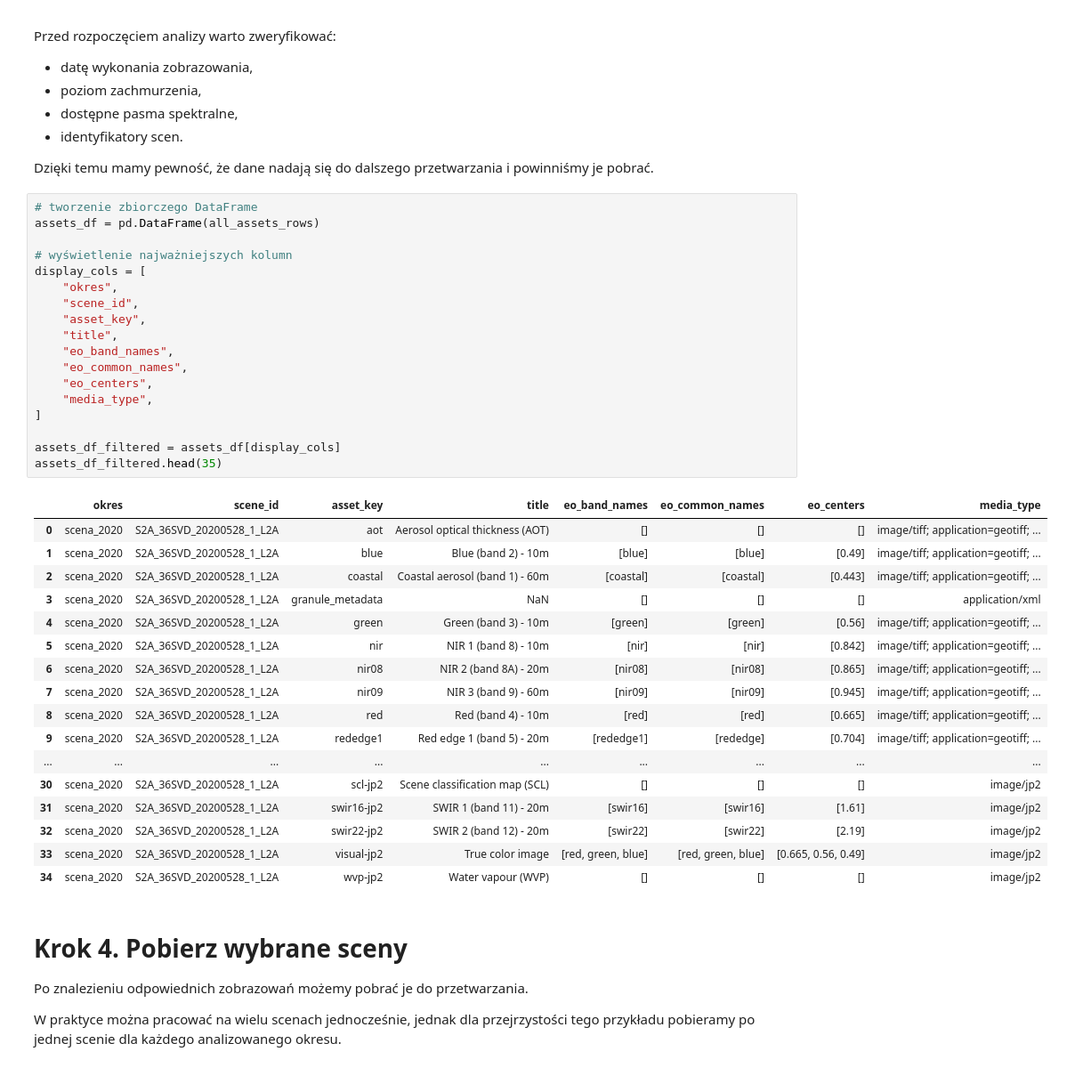
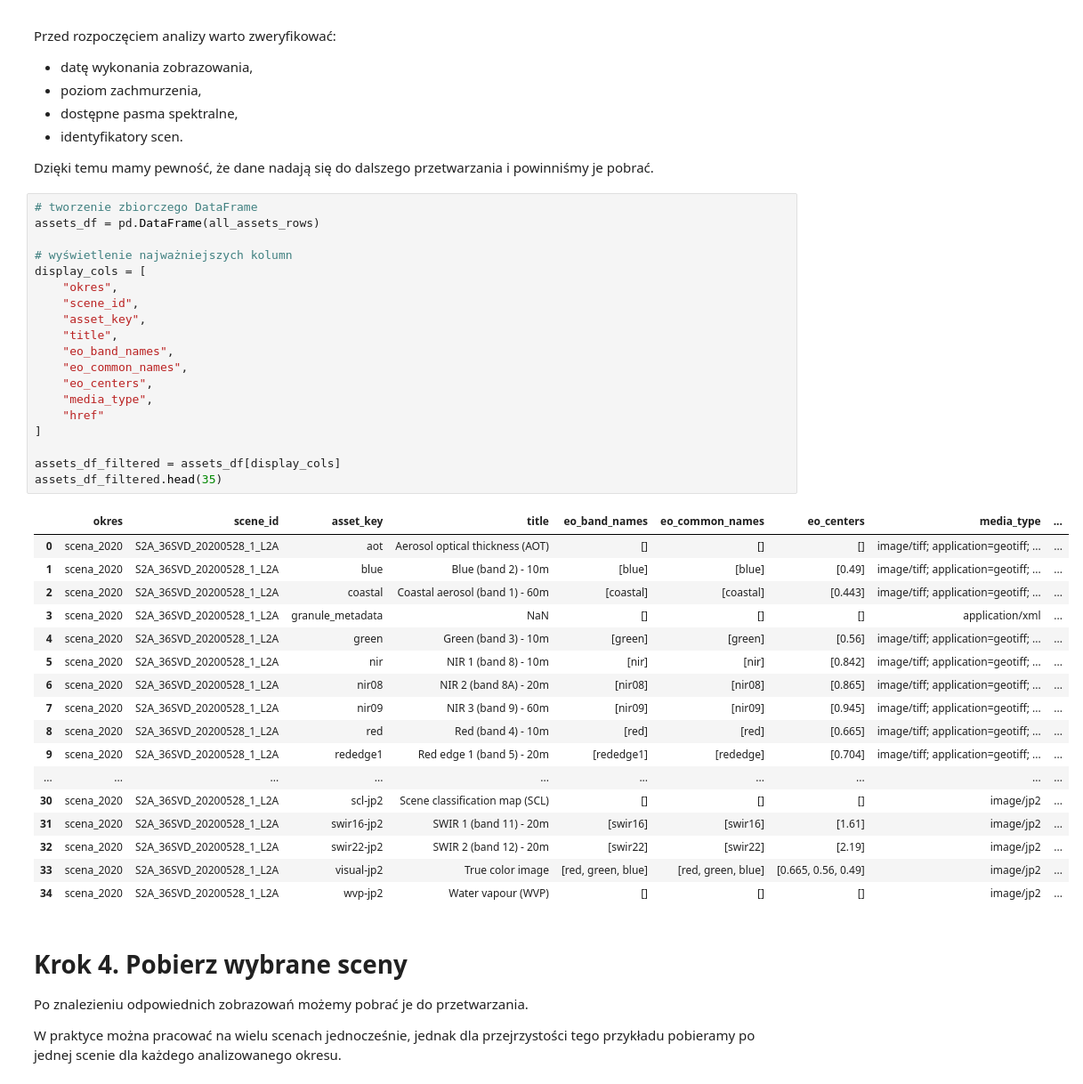
Before and after one commit to eskwarczek/SG_toolbox, a Jupyter notebook: projekt2_woda_Zuza.ipynb, the cells around one changed output. Shown at 89% size. Drawn from its saved outputs; the diff is of its cells as text.

```diff
--- a/projekt2_woda_Zuza.ipynb
+++ b/projekt2_woda_Zuza.ipynb
@@ -195,39 +195,40 @@ Dzięki temu mamy pewność, że dane nadają się do dalszego przetwarzania i p
 # %%
 # tworzenie zbiorczego DataFrame
 assets_df = pd.DataFrame(all_assets_rows)
 
 # wyświetlenie najważniejszych kolumn
 display_cols = [
     "okres",
     "scene_id",
     "asset_key",
     "title",
     "eo_band_names",
     "eo_common_names",
     "eo_centers",
     "media_type",
+    "href"
 ]
 
 assets_df_filtered = assets_df[display_cols]
 assets_df_filtered.head(35)
 # %% [output]
-|  | okres | scene_id | asset_key | title | eo_band_names | eo_common_names | eo_centers | media_type |
-| 0 | scena_2020 | S2A_36SVD_20200528_1_L2A | aot | Aerosol optical thickness (AOT) | [] | [] | [] | image/tiff; application=geotiff; ... |
-| 1 | scena_2020 | S2A_36SVD_20200528_1_L2A | blue | Blue (band 2) - 10m | [blue] | [blue] | [0.49] | image/tiff; application=geotiff; ... |
-| 2 | scena_2020 | S2A_36SVD_20200528_1_L2A | coastal | Coastal aerosol (band 1) - 60m | [coastal] | [coastal] | [0.443] | image/tiff; application=geotiff; ... |
-| 3 | scena_2020 | S2A_36SVD_20200528_1_L2A | granule_metadata | NaN | [] | [] | [] | application/xml |
-| 4 | scena_2020 | S2A_36SVD_20200528_1_L2A | green | Green (band 3) - 10m | [green] | [green] | [0.56] | image/tiff; application=geotiff; ... |
-| 5 | scena_2020 | S2A_36SVD_20200528_1_L2A | nir | NIR 1 (band 8) - 10m | [nir] | [nir] | [0.842] | image/tiff; application=geotiff; ... |
-| 6 | scena_2020 | S2A_36SVD_20200528_1_L2A | nir08 | NIR 2 (band 8A) - 20m | [nir08] | [nir08] | [0.865] | image/tiff; application=geotiff; ... |
-| 7 | scena_2020 | S2A_36SVD_20200528_1_L2A | nir09 | NIR 3 (band 9) - 60m | [nir09] | [nir09] | [0.945] | image/tiff; application=geotiff; ... |
-| 8 | scena_2020 | S2A_36SVD_20200528_1_L2A | red | Red (band 4) - 10m | [red] | [red] | [0.665] | image/tiff; application=geotiff; ... |
-| 9 | scena_2020 | S2A_36SVD_20200528_1_L2A | rededge1 | Red edge 1 (band 5) - 20m | [rededge1] | [rededge] | [0.704] | image/tiff; application=geotiff; ... |
-| ... | ... | ... | ... | ... | ... | ... | ... | ... |
-| 30 | scena_2020 | S2A_36SVD_20200528_1_L2A | scl-jp2 | Scene classification map (SCL) | [] | [] | [] | image/jp2 |
-| 31 | scena_2020 | S2A_36SVD_20200528_1_L2A | swir16-jp2 | SWIR 1 (band 11) - 20m | [swir16] | [swir16] | [1.61] | image/jp2 |
-| 32 | scena_2020 | S2A_36SVD_20200528_1_L2A | swir22-jp2 | SWIR 2 (band 12) - 20m | [swir22] | [swir22] | [2.19] | image/jp2 |
-| 33 | scena_2020 | S2A_36SVD_20200528_1_L2A | visual-jp2 | True color image | [red, green, blue] | [red, green, blue] | [0.665, 0.56, 0.49] | image/jp2 |
-| 34 | scena_2020 | S2A_36SVD_20200528_1_L2A | wvp-jp2 | Water vapour (WVP) | [] | [] | [] | image/jp2 |
+|  | okres | scene_id | asset_key | title | eo_band_names | eo_common_names | eo_centers | media_type | ... |
+| 0 | scena_2020 | S2A_36SVD_20200528_1_L2A | aot | Aerosol optical thickness (AOT) | [] | [] | [] | image/tiff; application=geotiff; ... | ... |
+| 1 | scena_2020 | S2A_36SVD_20200528_1_L2A | blue | Blue (band 2) - 10m | [blue] | [blue] | [0.49] | image/tiff; application=geotiff; ... | ... |
+| 2 | scena_2020 | S2A_36SVD_20200528_1_L2A | coastal | Coastal aerosol (band 1) - 60m | [coastal] | [coastal] | [0.443] | image/tiff; application=geotiff; ... | ... |
+| 3 | scena_2020 | S2A_36SVD_20200528_1_L2A | granule_metadata | NaN | [] | [] | [] | application/xml | ... |
+| 4 | scena_2020 | S2A_36SVD_20200528_1_L2A | green | Green (band 3) - 10m | [green] | [green] | [0.56] | image/tiff; application=geotiff; ... | ... |
+| 5 | scena_2020 | S2A_36SVD_20200528_1_L2A | nir | NIR 1 (band 8) - 10m | [nir] | [nir] | [0.842] | image/tiff; application=geotiff; ... | ... |
+| 6 | scena_2020 | S2A_36SVD_20200528_1_L2A | nir08 | NIR 2 (band 8A) - 20m | [nir08] | [nir08] | [0.865] | image/tiff; application=geotiff; ... | ... |
+| 7 | scena_2020 | S2A_36SVD_20200528_1_L2A | nir09 | NIR 3 (band 9) - 60m | [nir09] | [nir09] | [0.945] | image/tiff; application=geotiff; ... | ... |
+| 8 | scena_2020 | S2A_36SVD_20200528_1_L2A | red | Red (band 4) - 10m | [red] | [red] | [0.665] | image/tiff; application=geotiff; ... | ... |
+| 9 | scena_2020 | S2A_36SVD_20200528_1_L2A | rededge1 | Red edge 1 (band 5) - 20m | [rededge1] | [rededge] | [0.704] | image/tiff; application=geotiff; ... | ... |
+| ... | ... | ... | ... | ... | ... | ... | ... | ... | ... |
+| 30 | scena_2020 | S2A_36SVD_20200528_1_L2A | scl-jp2 | Scene classification map (SCL) | [] | [] | [] | image/jp2 | ... |
+| 31 | scena_2020 | S2A_36SVD_20200528_1_L2A | swir16-jp2 | SWIR 1 (band 11) - 20m | [swir16] | [swir16] | [1.61] | image/jp2 | ... |
+| 32 | scena_2020 | S2A_36SVD_20200528_1_L2A | swir22-jp2 | SWIR 2 (band 12) - 20m | [swir22] | [swir22] | [2.19] | image/jp2 | ... |
+| 33 | scena_2020 | S2A_36SVD_20200528_1_L2A | visual-jp2 | True color image | [red, green, blue] | [red, green, blue] | [0.665, 0.56, 0.49] | image/jp2 | ... |
+| 34 | scena_2020 | S2A_36SVD_20200528_1_L2A | wvp-jp2 | Water vapour (WVP) | [] | [] | [] | image/jp2 | ... |
 # %% [markdown]
 # Krok 4. Pobierz wybrane sceny
 
```
Also changed, not shown: parts of 1 cell of this notebook.
